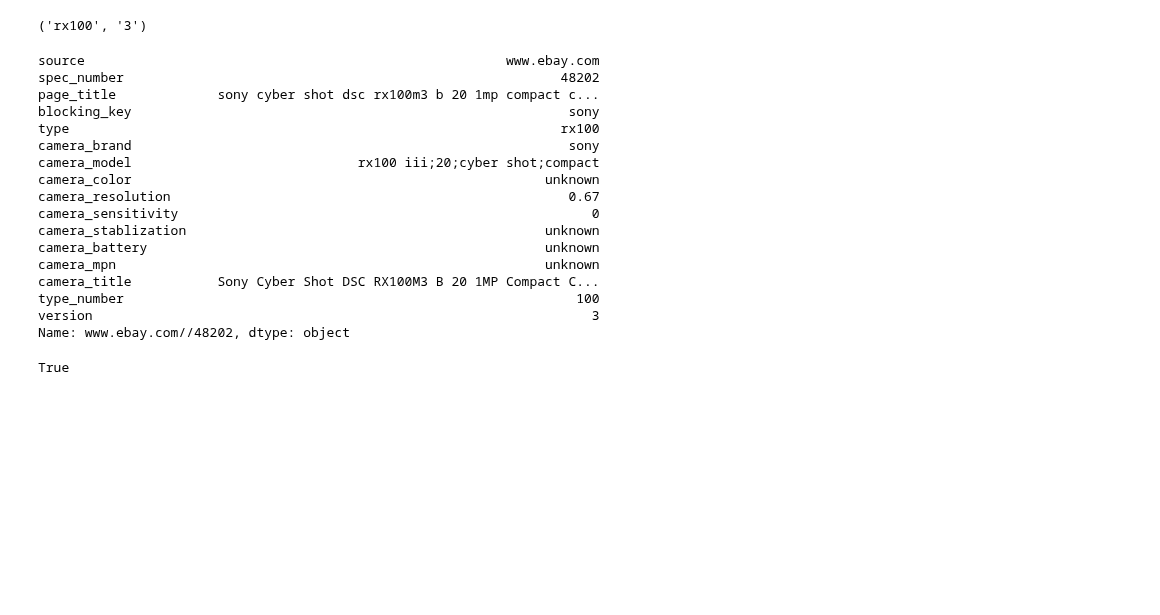
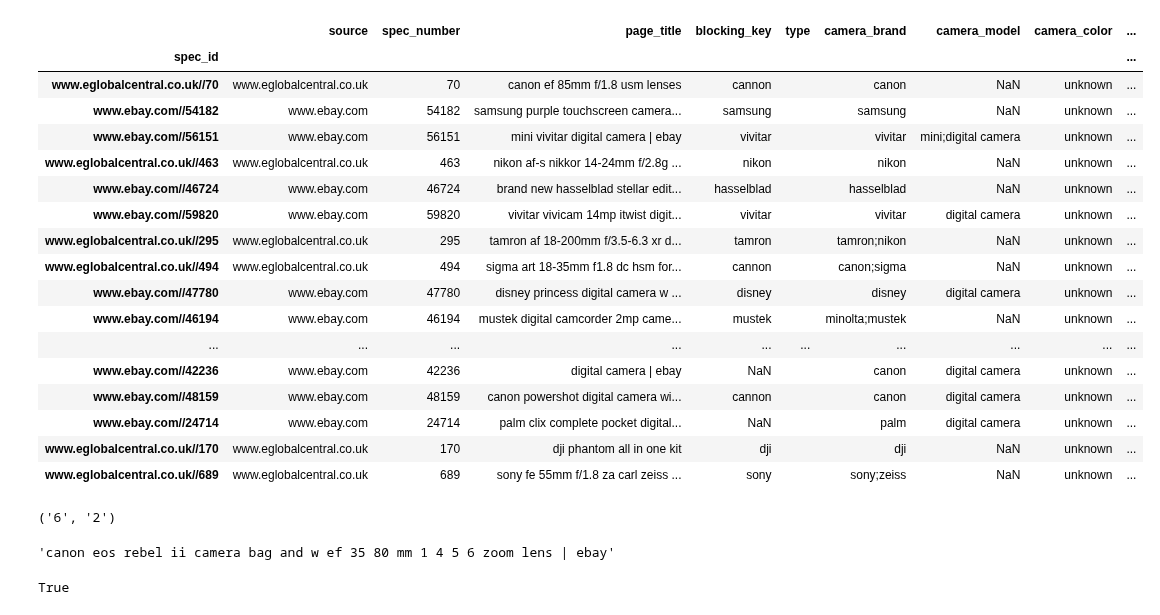
Before and after one commit to greatji/SigmodProgrammingContest2020_code, a Jupyter notebook: Model_1.ipynb, the cells around one changed output. Drawn from its saved outputs; the diff is of its cells as text; code cells hidden in the pictures; blank space fills up the shorter version.

```diff
--- a/Model_1.ipynb
+++ b/Model_1.ipynb
@@ -584,3 +549,31 @@ structured_data[structured_data['type'].str.contains('ii')]
+# %%
+def findlong(x):
+    return len(str(x['type']).split(';')) == 1
+
+def findlong2(x):
+    return len(str(x['type'])) == 0
+# xxxx[(xxxx['left_spec_id'] == 'www.eglobalcentral.co.uk//713') & (xxxx['right_spec_id'] == 'www.eglobalcentral.co.uk//637')]
+x = structured_data[structured_data.apply(lambda row: findlong2(row), axis=1)]
+x[x['source'] != 'www.alibaba.com'].sample(50)
+# %% [output]
+|  | source | spec_number | page_title | blocking_key | type | camera_brand | camera_model | camera_color | ... |
+| spec_id |  |  |  |  |  |  |  |  | ... |
+| www.eglobalcentral.co.uk//70 | www.eglobalcentral.co.uk | 70 | canon ef 85mm f/1.8 usm lenses | cannon |  | canon | NaN | unknown | ... |
+| www.ebay.com//54182 | www.ebay.com | 54182 | samsung purple touchscreen camera... | samsung |  | samsung | NaN | unknown | ... |
+| www.ebay.com//56151 | www.ebay.com | 56151 | mini vivitar digital camera | ebay | vivitar |  | vivitar | mini;digital camera | unknown | ... |
+| www.eglobalcentral.co.uk//463 | www.eglobalcentral.co.uk | 463 | nikon af-s nikkor 14-24mm f/2.8g ... | nikon |  | nikon | NaN | unknown | ... |
+| www.ebay.com//46724 | www.ebay.com | 46724 | brand new hasselblad stellar edit... | hasselblad |  | hasselblad | NaN | unknown | ... |
+| www.ebay.com//59820 | www.ebay.com | 59820 | vivitar vivicam 14mp itwist digit... | vivitar |  | vivitar | digital camera | unknown | ... |
+| www.eglobalcentral.co.uk//295 | www.eglobalcentral.co.uk | 295 | tamron af 18-200mm f/3.5-6.3 xr d... | tamron |  | tamron;nikon | NaN | unknown | ... |
+| www.eglobalcentral.co.uk//494 | www.eglobalcentral.co.uk | 494 | sigma art 18-35mm f1.8 dc hsm for... | cannon |  | canon;sigma | NaN | unknown | ... |
+| www.ebay.com//47780 | www.ebay.com | 47780 | disney princess digital camera w ... | disney |  | disney | digital camera | unknown | ... |
+| www.ebay.com//46194 | www.ebay.com | 46194 | mustek digital camcorder 2mp came... | mustek |  | minolta;mustek | NaN | unknown | ... |
+| ... | ... | ... | ... | ... | ... | ... | ... | ... | ... |
+| www.ebay.com//42236 | www.ebay.com | 42236 | digital camera | ebay | NaN |  | canon | digital camera | unknown | ... |
+| www.ebay.com//48159 | www.ebay.com | 48159 | canon powershot digital camera wi... | cannon |  | canon | digital camera | unknown | ... |
+| www.ebay.com//24714 | www.ebay.com | 24714 | palm clix complete pocket digital... | NaN |  | palm | digital camera | unknown | ... |
+| www.eglobalcentral.co.uk//170 | www.eglobalcentral.co.uk | 170 | dji phantom all in one kit | dji |  | dji | NaN | unknown | ... |
+| www.eglobalcentral.co.uk//689 | www.eglobalcentral.co.uk | 689 | sony fe 55mm f/1.8 za carl zeiss ... | sony |  | sony;zeiss | NaN | unknown | ... |
 # %%
 import re
 stopped_words = set(['cam','ixus','pro','rebel','shot','cyber','catalog','stylus','mark','edition','elph','','digital camera', 'camera','wide','model','sport','network','action','full','ir','mini','metal','digital camera', 'indoor', 'canon eos', 'compact', 'digital', 'digital rebel', 'case', 'lcd', 'panasonic lumix', 'slr', 'cybershot', 'hd', '3x', '4x', '5x', '3gp', '']) | all_brands
@@ -877,27 +880,11 @@ structured_data['type'], structured_data['version'] = zip(*structured_data.swift
 structured_data['type_number'] = structured_data.swifter.apply(lambda row: extract_type_number(row), axis=1)
 structured_data['type'] = structured_data.swifter.apply(lambda row: some_extra_rule(row), axis=1)
 # %%
-print(extract_type(structured_data.loc['www.ebay.com//48202']))
-structured_data.loc['www.ebay.com//48202']
+print(extract_type(structured_data.loc['www.ebay.com//53578']))
+structured_data.loc['www.ebay.com//53578']['page_title']
 # %% [output]
-('rx100', '3')
+('6', '2')
-source                                                      www.ebay.com
-spec_number                                                        48202
-page_title             sony cyber shot dsc rx100m3 b 20 1mp compact c...
-blocking_key                                                        sony
-type                                                               rx100
-camera_brand                                                        sony
-camera_model                             rx100 iii;20;cyber shot;compact
-camera_color                                                     unknown
-camera_resolution                                                   0.67
-camera_sensitivity                                                     0
-camera_stablization                                              unknown
-camera_battery                                                   unknown
-camera_mpn                                                       unknown
-camera_title           Sony Cyber Shot DSC RX100M3 B 20 1MP Compact C...
-type_number                                                          100
-version                                                                3
-Name: www.ebay.com//48202, dtype: object
+'canon eos rebel ii camera bag and w ef 35 80 mm 1 4 5 6 zoom lens | ebay'
 # %%
 not re.findall(r'\d+', 'coolpix')
 # %% [output]
```
Also changed, not shown: parts of 5 cells of this notebook.
